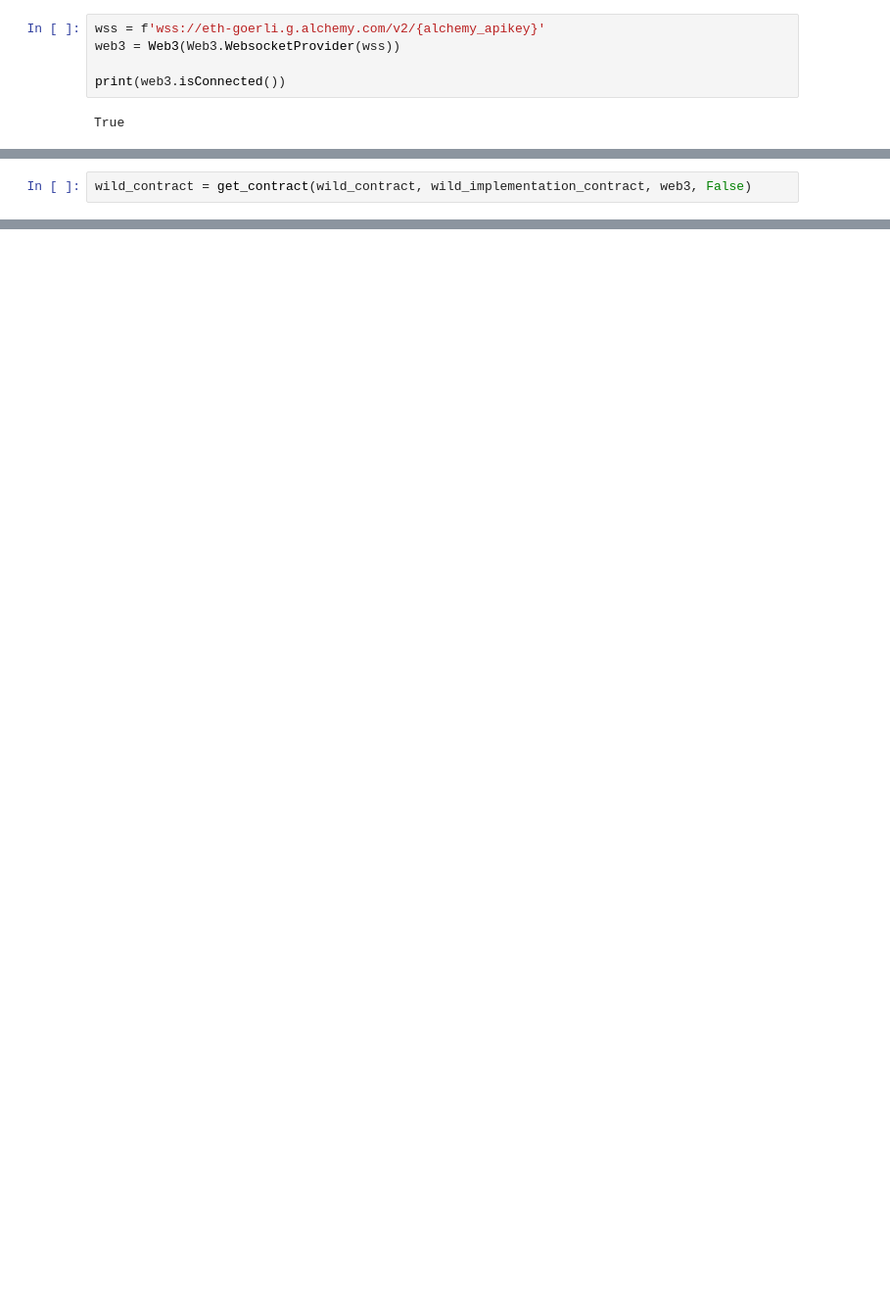
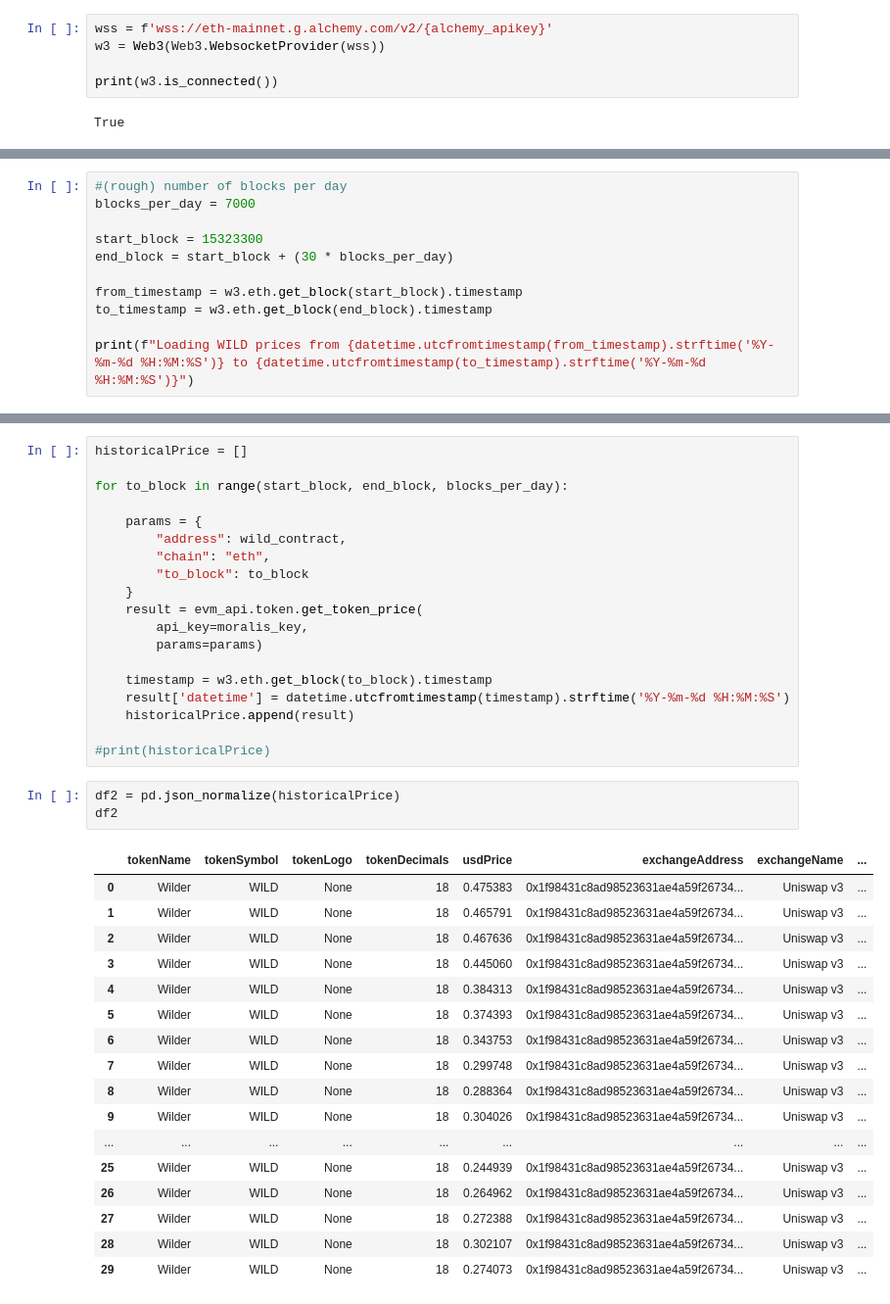
Before and after one commit to tomdickharryeth/ww-blockchain-dev, a Jupyter notebook: python/notebook/Wilder World CLE - Blockchain fundamentals.ipynb, the cells around one changed output, grey strips where cells are left out. Shown at 98% size. Saved outputs shown, nothing was run; the diff lists cells and outputs as text; blank space fills up the shorter version.

```diff
--- a/python/notebook/Wilder World CLE - Blockchain fundamentals.ipynb
+++ b/python/notebook/Wilder World CLE - Blockchain fundamentals.ipynb
@@ -11,7 +29,7 @@ alchemy_apikey = 'vB2H6-Ts238f4JJGzj8CsqxWRBOwyp5W'
 # %%
-wss = f'wss://eth-goerli.g.alchemy.com/v2/{alchemy_apikey}'
-web3 = Web3(Web3.WebsocketProvider(wss))
+wss = f'wss://eth-mainnet.g.alchemy.com/v2/{alchemy_apikey}'
+w3 = Web3(Web3.WebsocketProvider(wss))
 
-print(web3.isConnected())
+print(w3.is_connected())
 # %% [output]
 True
@@ -43,2 +51,0 @@ def get_contract(proxy_address, impl_address, w3provider, testnet):
-# %%
-wild_contract = get_contract(wild_contract, wild_implementation_contract, web3, False)
@@ -67,0 +82,11 @@ for event in transfer_events:
+# %%
+#(rough) number of blocks per day
+blocks_per_day = 7000
+
+start_block = 15323300
+end_block = start_block + (30 * blocks_per_day)
+
+from_timestamp = w3.eth.get_block(start_block).timestamp
+to_timestamp = w3.eth.get_block(end_block).timestamp
+
+print(f"Loading WILD prices from {datetime.utcfromtimestamp(from_timestamp).strftime('%Y-%m-%d %H:%M:%S')} to {datetime.utcfromtimestamp(to_timestamp).strftime('%Y-%m-%d %H:%M:%S')}")
@@ -67,0 +95,40 @@ for event in transfer_events:
+# %%
+historicalPrice = []
+
+for to_block in range(start_block, end_block, blocks_per_day):
+
+    params = {
+        "address": wild_contract,
+        "chain": "eth",
+        "to_block": to_block
+    }
+    result = evm_api.token.get_token_price(
+        api_key=moralis_key,
+        params=params)
+
+    timestamp = w3.eth.get_block(to_block).timestamp
+    result['datetime'] = datetime.utcfromtimestamp(timestamp).strftime('%Y-%m-%d %H:%M:%S')
+    historicalPrice.append(result)
+
+#print(historicalPrice)
+# %%
+df2 = pd.json_normalize(historicalPrice)
+df2
+# %% [output]
+|  | tokenName | tokenSymbol | tokenLogo | tokenDecimals | usdPrice | exchangeAddress | exchangeName | ... |
+| 0 | Wilder | WILD | None | 18 | 0.475383 | 0x1f98431c8ad98523631ae4a59f26734... | Uniswap v3 | ... |
+| 1 | Wilder | WILD | None | 18 | 0.465791 | 0x1f98431c8ad98523631ae4a59f26734... | Uniswap v3 | ... |
+| 2 | Wilder | WILD | None | 18 | 0.467636 | 0x1f98431c8ad98523631ae4a59f26734... | Uniswap v3 | ... |
+| 3 | Wilder | WILD | None | 18 | 0.445060 | 0x1f98431c8ad98523631ae4a59f26734... | Uniswap v3 | ... |
+| 4 | Wilder | WILD | None | 18 | 0.384313 | 0x1f98431c8ad98523631ae4a59f26734... | Uniswap v3 | ... |
+| 5 | Wilder | WILD | None | 18 | 0.374393 | 0x1f98431c8ad98523631ae4a59f26734... | Uniswap v3 | ... |
+| 6 | Wilder | WILD | None | 18 | 0.343753 | 0x1f98431c8ad98523631ae4a59f26734... | Uniswap v3 | ... |
+| 7 | Wilder | WILD | None | 18 | 0.299748 | 0x1f98431c8ad98523631ae4a59f26734... | Uniswap v3 | ... |
+| 8 | Wilder | WILD | None | 18 | 0.288364 | 0x1f98431c8ad98523631ae4a59f26734... | Uniswap v3 | ... |
+| 9 | Wilder | WILD | None | 18 | 0.304026 | 0x1f98431c8ad98523631ae4a59f26734... | Uniswap v3 | ... |
+| ... | ... | ... | ... | ... | ... | ... | ... | ... |
+| 25 | Wilder | WILD | None | 18 | 0.244939 | 0x1f98431c8ad98523631ae4a59f26734... | Uniswap v3 | ... |
+| 26 | Wilder | WILD | None | 18 | 0.264962 | 0x1f98431c8ad98523631ae4a59f26734... | Uniswap v3 | ... |
+| 27 | Wilder | WILD | None | 18 | 0.272388 | 0x1f98431c8ad98523631ae4a59f26734... | Uniswap v3 | ... |
+| 28 | Wilder | WILD | None | 18 | 0.302107 | 0x1f98431c8ad98523631ae4a59f26734... | Uniswap v3 | ... |
+| 29 | Wilder | WILD | None | 18 | 0.274073 | 0x1f98431c8ad98523631ae4a59f26734... | Uniswap v3 | ... |
```
Also changed, not shown: parts of 26 cells of this notebook.
